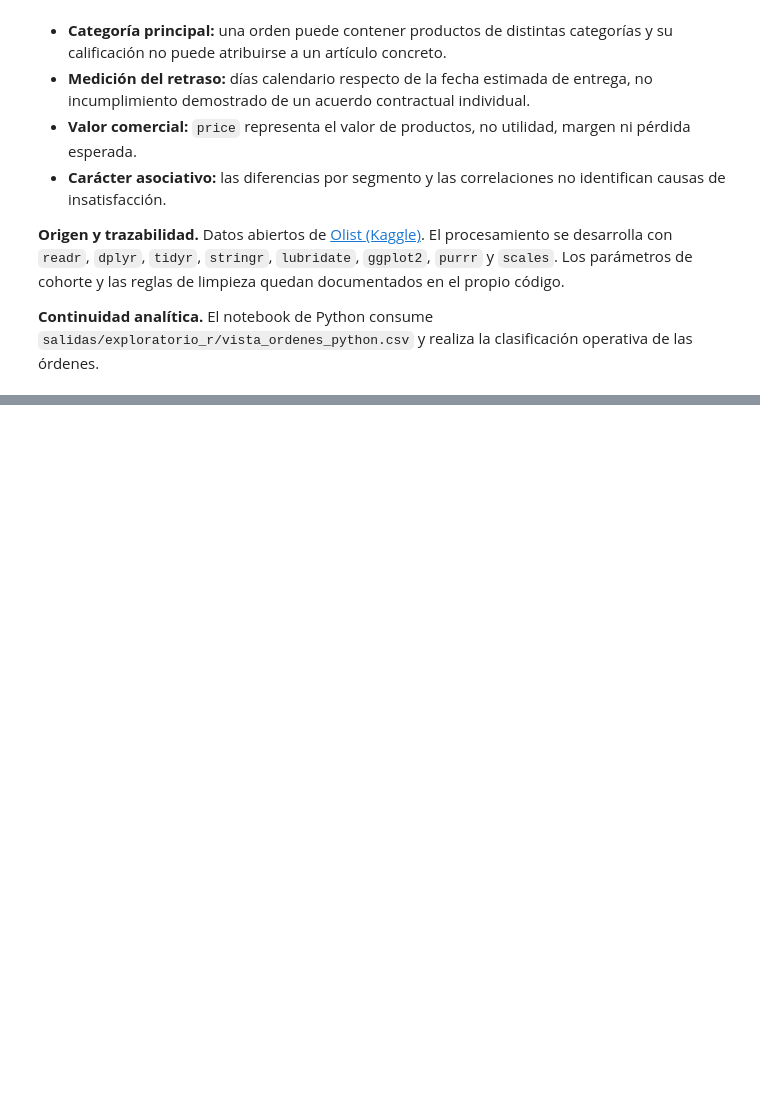
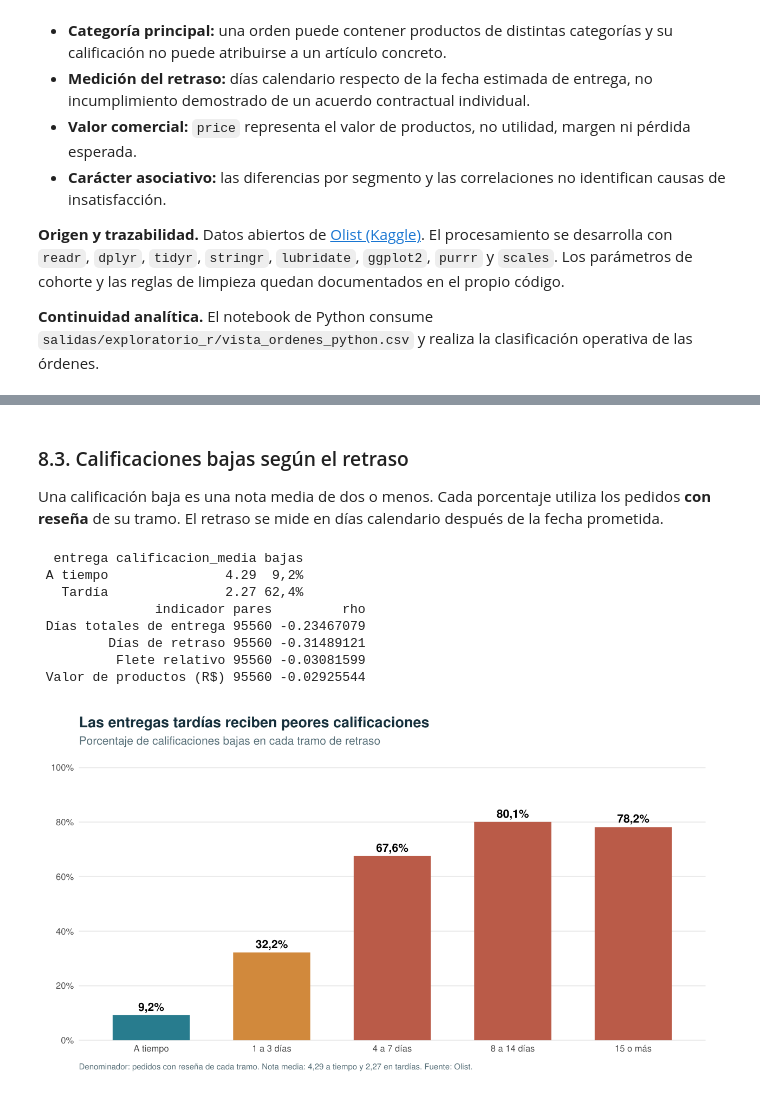
Before and after one commit to santiago-1710/Caso-Integrador-Final, a Jupyter notebook: notebooks/Diagnostico_Exploratorio_R.ipynb, the cells around one changed output, grey strips where cells are left out. Cells and saved outputs as stored; diff of their text form; code cells hidden in the pictures; blank space fills up the shorter version.

```diff
--- a/notebooks/Diagnostico_Exploratorio_R.ipynb
+++ b/notebooks/Diagnostico_Exploratorio_R.ipynb
@@ -978,0 +1146,38 @@ Carpeta: C:\Users\santi\OneDrive\Documents\Diploma\DataScience_Business\Analytic
+# %% [markdown]
+### 8.3. Calificaciones bajas según el retraso
+
+Una calificación baja es una nota media de dos o menos. Cada porcentaje utiliza los pedidos **con reseña** de su tramo. El retraso se mide en días calendario después de la fecha prometida.
+# %%
+viz_tramos <- c("A tiempo", "1 a 3 días", "4 a 7 días", "8 a 14 días", "15 o más")
+stopifnot(nrow(viz_retrasos) == 5)
+viz_retrasos$tramo <- factor(viz_tramos, levels = viz_tramos)
+viz_retrasos$tramo_color <- factor(viz_tramos, levels = viz_tramos)
+viz_color_tramos <- setNames(c(viz_teal, viz_naranja, rep(viz_colores["Alta"], 3)), viz_tramos)
+
+print(data.frame(entrega = viz_entregas$tipo_entrega,
+                 calificacion_media = round(viz_entregas$nota_media, 2),
+                 bajas = paste0(viz_numero(viz_entregas$bajas_pct, 1), "%")), row.names = FALSE)
+print(viz_correlaciones[, c("indicador", "pares", "rho")], row.names = FALSE)
+
+viz_grafico_03 <- ggplot(viz_retrasos, aes(x = tramo, y = tasa_baja, fill = tramo_color)) +
+  geom_col(width = 0.64, show.legend = FALSE) +
+  geom_text(aes(label = viz_porcentaje(tasa_baja)), vjust = -0.55, size = 5, fontface = "bold") +
+  scale_fill_manual(values = viz_color_tramos) +
+  scale_y_continuous(limits = c(0, 1), breaks = seq(0, 1, 0.2),
+                     labels = function(x) viz_porcentaje(x, 0), expand = expansion(mult = c(0, 0.04))) +
+  labs(title = "Las entregas tardías reciben peores calificaciones",
+       subtitle = "Porcentaje de calificaciones bajas en cada tramo de retraso",
+       x = NULL, y = NULL,
+       caption = "Denominador: pedidos con reseña de cada tramo. Nota media: 4,29 a tiempo y 2,27 en tardías. Fuente: Olist.") +
+  viz_tema() + theme(panel.grid.major.x = element_blank())
+print(viz_grafico_03)
+# %% [output]
+  entrega calificacion_media bajas
+ A tiempo               4.29  9,2%
+   Tardía               2.27 62,4%
+               indicador pares         rho
+ Días totales de entrega 95560 -0.23467079
+         Días de retraso 95560 -0.31489121
+          Flete relativo 95560 -0.03081599
+ Valor de productos (R$) 95560 -0.02925544
+[figure, added]
```
Also changed, not shown: parts of 13 cells of this notebook.
